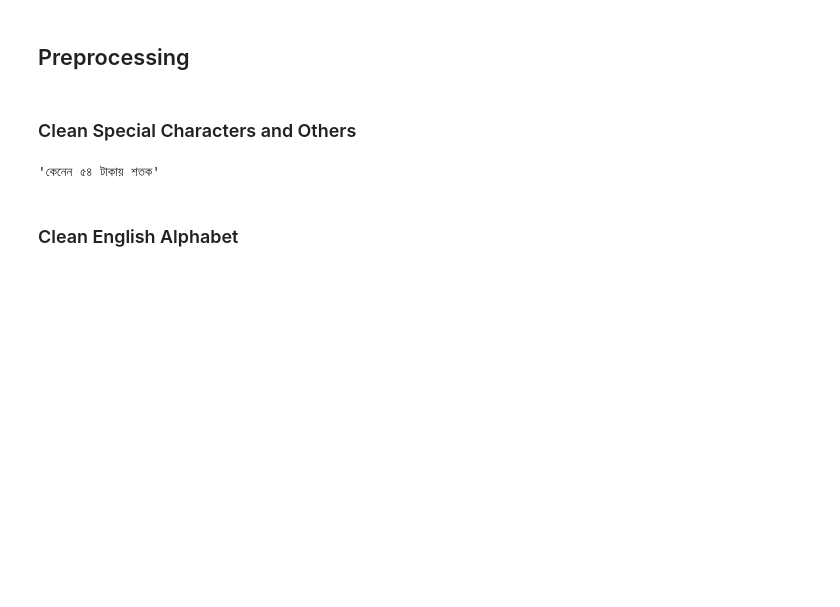
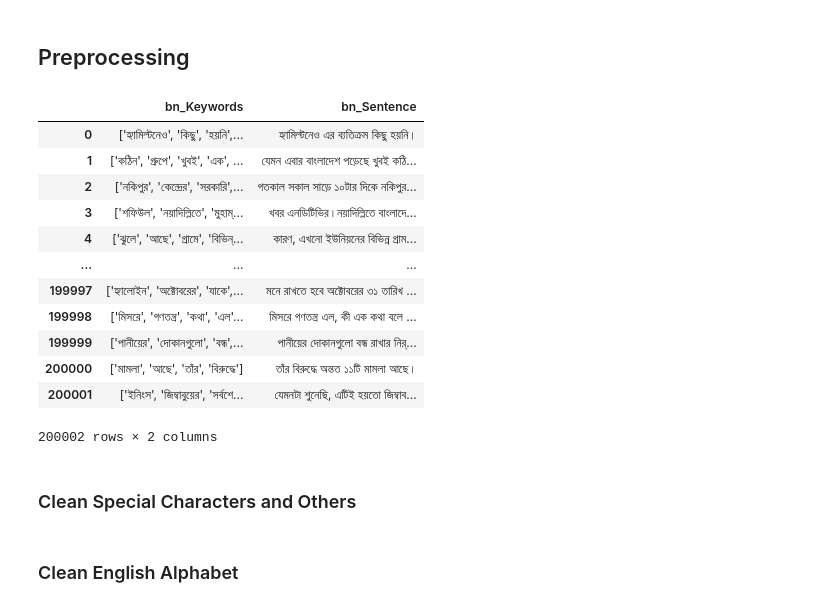
Before and after one commit to TonmoyTalukder/Bangla-Key2Text, a Jupyter notebook: Dataset Bangla-Key2Text-2Million/Data_Processing.ipynb, the cells around one changed output. Drawn from its saved outputs; the diff is of its cells as text; code cells hidden in the pictures; blank space fills up the shorter version.

```diff
--- a/Dataset Bangla-Key2Text-2Million/Data_Processing.ipynb
+++ b/Dataset Bangla-Key2Text-2Million/Data_Processing.ipynb
@@ -32,8 +9,22 @@ Successfully installed emoji-1.4.2 ftfy-6.0.3 normalizer-0.0.1
 # %%
 import pandas as pd
 
-df = pd.read_csv("/content/drive/MyDrive/BengaliKey2Text/DataV3/genMergedDfV3000Plus.csv")
+df = pd.read_csv("./Data/Training Data/split600K.csv")
 df
+# %% [output]
+|  | bn_Keywords | bn_Sentence |
+| 0 | ['হ্যামিল্টনেও', 'কিছু', 'হয়নি',... | হ্যামিল্টনেও এর ব্যতিক্রম কিছু হয়নি। |
+| 1 | ['কঠিন', 'গ্রুপে', 'খুবই', 'এক', ... | যেমন এবার বাংলাদেশ পড়েছে খুবই কঠি... |
+| 2 | ['নকিপুর', 'কেন্দ্রের', 'সরকারি',... | গতকাল সকাল সাড়ে ১০টার দিকে নকিপুর... |
+| 3 | ['শফিউল', 'নয়াদিল্লিতে', 'মুহাম্... | খবর এনডিটিভির।নয়াদিল্লিতে বাংলাদে... |
+| 4 | ['ঝুলে', 'আছে', 'গ্রামে', 'বিভিন্... | কারণ, এখনো ইউনিয়নের বিভিন্ন গ্রাম... |
+| ... | ... | ... |
+| 199997 | ['হ্যালোইন', 'অক্টোবরের', 'যাকে',... | মনে রাখতে হবে অক্টোবরের ৩১ তারিখ ... |
+| 199998 | ['মিসরে', 'গণতন্ত্র', 'কথা', 'এল'... | মিসরে গণতন্ত্র এল, কী এক কথা বলে ... |
+| 199999 | ['পানীয়ের', 'দোকানগুলো', 'বন্ধ',... | পানীয়ের দোকানগুলো বন্ধ রাখার নির্... |
+| 200000 | ['মামলা', 'আছে', 'তাঁর', 'বিরুদ্ধে'] | তাঁর বিরুদ্ধে অন্তত ১১টি মামলা আছে। |
+| 200001 | ['ইনিংস', 'জিম্বাবুয়ের', 'সর্বশে... | যেমনটা শুনেছি, এটিই হয়তো জিম্বাব... |
+200002 rows × 2 columns
 # %% [markdown]
 ### Clean Special Characters and Others
 # %%
@@ -66,14 +57,16 @@ def cleanDataX(keywords):
       continue
     elif keywords[i] == chr(44): # ,
       continue
+    # elif checkEnglish(keywords[i]) == True and invalidcharacter(keywords[i]) == True:
+    #   continue
     elif invalidcharacter(keywords[i]) == True:
       continue
     else:
       strs = strs + keywords[i]
 
+  # return ''.join((x for x in strs if not x.isdigit()))
   return ''.join(strs)
 
-keys = str(['কেনেন', '৫৪', 'টাকায়', 'শতক'])
-cleanDataX(keys)
+df['bn_Keywords'] = df['bn_Keywords'].apply(cleanDataX)
+
+df.to_csv("./Data/Training Data/split600K.csv", index=False)
-# %% [output]
-'কেনেন ৫৪ টাকায় শতক'
```
Also changed, not shown: parts of 19 cells of this notebook.
